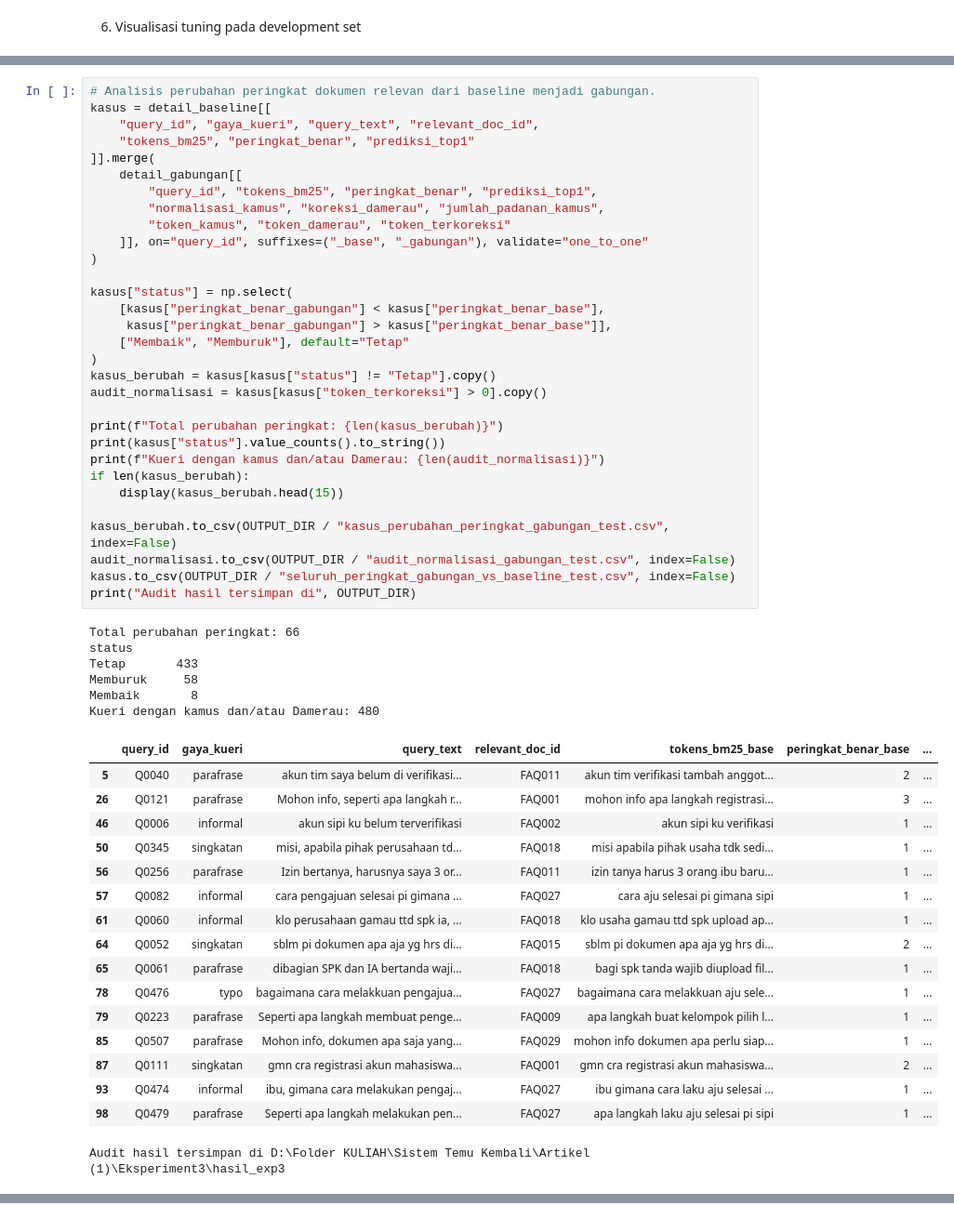
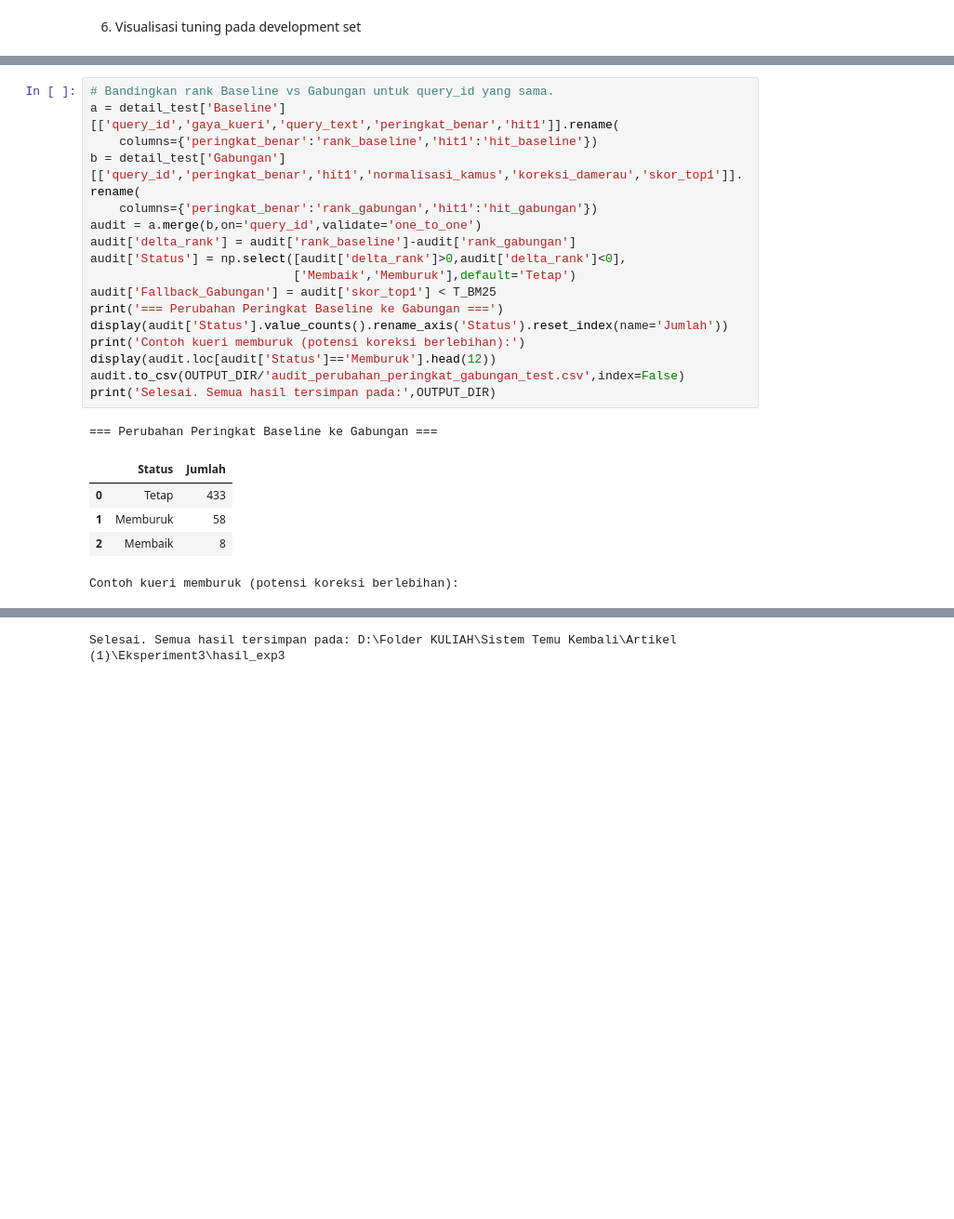
Before and after one commit to Vinmlna05/FAQ-SIPI, a Jupyter notebook: Eksperiment3/eksperiment3.ipynb, the cells around one changed output, grey strips where cells are left out. Shown at 93% size. Saved outputs shown, nothing was run; the diff lists cells and outputs as text; blank space fills up the shorter version.

```diff
--- a/Eksperiment3/eksperiment3.ipynb
+++ b/Eksperiment3/eksperiment3.ipynb
@@ -654,55 +543,24 @@ plt.show()
 # %%
-# Analisis perubahan peringkat dokumen relevan dari baseline menjadi gabungan.
-kasus = detail_baseline[[
-    "query_id", "gaya_kueri", "query_text", "relevant_doc_id",
-    "tokens_bm25", "peringkat_benar", "prediksi_top1"
-]].merge(
-    detail_gabungan[[
-        "query_id", "tokens_bm25", "peringkat_benar", "prediksi_top1",
-        "normalisasi_kamus", "koreksi_damerau", "jumlah_padanan_kamus",
-        "token_kamus", "token_damerau", "token_terkoreksi"
-    ]], on="query_id", suffixes=("_base", "_gabungan"), validate="one_to_one"
-)
-
-kasus["status"] = np.select(
-    [kasus["peringkat_benar_gabungan"] < kasus["peringkat_benar_base"],
-     kasus["peringkat_benar_gabungan"] > kasus["peringkat_benar_base"]],
-    ["Membaik", "Memburuk"], default="Tetap"
-)
-kasus_berubah = kasus[kasus["status"] != "Tetap"].copy()
-audit_normalisasi = kasus[kasus["token_terkoreksi"] > 0].copy()
-
-print(f"Total perubahan peringkat: {len(kasus_berubah)}")
-print(kasus["status"].value_counts().to_string())
-print(f"Kueri dengan kamus dan/atau Damerau: {len(audit_normalisasi)}")
-if len(kasus_berubah):
-    display(kasus_berubah.head(15))
-
-kasus_berubah.to_csv(OUTPUT_DIR / "kasus_perubahan_peringkat_gabungan_test.csv", index=False)
-audit_normalisasi.to_csv(OUTPUT_DIR / "audit_normalisasi_gabungan_test.csv", index=False)
-kasus.to_csv(OUTPUT_DIR / "seluruh_peringkat_gabungan_vs_baseline_test.csv", index=False)
-print("Audit hasil tersimpan di", OUTPUT_DIR)
+# Bandingkan rank Baseline vs Gabungan untuk query_id yang sama.
+a = detail_test['Baseline'][['query_id','gaya_kueri','query_text','peringkat_benar','hit1']].rename(
+    columns={'peringkat_benar':'rank_baseline','hit1':'hit_baseline'})
+b = detail_test['Gabungan'][['query_id','peringkat_benar','hit1','normalisasi_kamus','koreksi_damerau','skor_top1']].rename(
+    columns={'peringkat_benar':'rank_gabungan','hit1':'hit_gabungan'})
+audit = a.merge(b,on='query_id',validate='one_to_one')
+audit['delta_rank'] = audit['rank_baseline']-audit['rank_gabungan']
+audit['Status'] = np.select([audit['delta_rank']>0,audit['delta_rank']<0],
+                            ['Membaik','Memburuk'],default='Tetap')
+audit['Fallback_Gabungan'] = audit['skor_top1'] < T_BM25
+print('=== Perubahan Peringkat Baseline ke Gabungan ===')
+display(audit['Status'].value_counts().rename_axis('Status').reset_index(name='Jumlah'))
+print('Contoh kueri memburuk (potensi koreksi berlebihan):')
+display(audit.loc[audit['Status']=='Memburuk'].head(12))
+audit.to_csv(OUTPUT_DIR/'audit_perubahan_peringkat_gabungan_test.csv',index=False)
+print('Selesai. Semua hasil tersimpan pada:',OUTPUT_DIR)
 # %% [output]
-Total perubahan peringkat: 66
-status
-Tetap       433
-Memburuk     58
-Membaik       8
-Kueri dengan kamus dan/atau Damerau: 480
+=== Perubahan Peringkat Baseline ke Gabungan ===
-|  | query_id | gaya_kueri | query_text | relevant_doc_id | tokens_bm25_base | peringkat_benar_base | ... |
-| 5 | Q0040 | parafrase | akun tim saya belum di verifikasi... | FAQ011 | akun tim verifikasi tambah anggot... | 2 | ... |
-| 26 | Q0121 | parafrase | Mohon info, seperti apa langkah r... | FAQ001 | mohon info apa langkah registrasi... | 3 | ... |
-| 46 | Q0006 | informal | akun sipi ku belum terverifikasi | FAQ002 | akun sipi ku verifikasi | 1 | ... |
-| 50 | Q0345 | singkatan | misi, apabila pihak perusahaan td... | FAQ018 | misi apabila pihak usaha tdk sedi... | 1 | ... |
-| 56 | Q0256 | parafrase | Izin bertanya, harusnya saya 3 or... | FAQ011 | izin tanya harus 3 orang ibu baru... | 1 | ... |
-| 57 | Q0082 | informal | cara pengajuan selesai pi gimana ... | FAQ027 | cara aju selesai pi gimana sipi | 1 | ... |
-| 61 | Q0060 | informal | klo perusahaan gamau ttd spk ia, ... | FAQ018 | klo usaha gamau ttd spk upload ap... | 1 | ... |
-| 64 | Q0052 | singkatan | sblm pi dokumen apa aja yg hrs di... | FAQ015 | sblm pi dokumen apa aja yg hrs di... | 2 | ... |
-| 65 | Q0061 | parafrase | dibagian SPK dan IA bertanda waji... | FAQ018 | bagi spk tanda wajib diupload fil... | 1 | ... |
-| 78 | Q0476 | typo | bagaimana cara melakkuan pengajua... | FAQ027 | bagaimana cara melakkuan aju sele... | 1 | ... |
-| 79 | Q0223 | parafrase | Seperti apa langkah membuat penge... | FAQ009 | apa langkah buat kelompok pilih l... | 1 | ... |
-| 85 | Q0507 | parafrase | Mohon info, dokumen apa saja yang... | FAQ029 | mohon info dokumen apa perlu siap... | 1 | ... |
-| 87 | Q0111 | singkatan | gmn cra registrasi akun mahasiswa... | FAQ001 | gmn cra registrasi akun mahasiswa... | 2 | ... |
-| 93 | Q0474 | informal | ibu, gimana cara melakukan pengaj... | FAQ027 | ibu gimana cara laku aju selesai ... | 1 | ... |
-| 98 | Q0479 | parafrase | Seperti apa langkah melakukan pen... | FAQ027 | apa langkah laku aju selesai pi sipi | 1 | ... |
+|  | Status | Jumlah |
+| 0 | Tetap | 433 |
+| 1 | Memburuk | 58 |
+| 2 | Membaik | 8 |
-Audit hasil tersimpan di D:\Folder KULIAH\Sistem Temu Kembali\Artikel (1)\Eksperiment3\hasil_exp3
+Contoh kueri memburuk (potensi koreksi berlebihan):
@@ -708,0 +580 @@ Audit hasil tersimpan di D:\Folder KULIAH\Sistem Temu Kembali\Artikel (1)\Eksper
+Selesai. Semua hasil tersimpan pada: D:\Folder KULIAH\Sistem Temu Kembali\Artikel (1)\Eksperiment3\hasil_exp3
```
Also changed, not shown: parts of 16 cells of this notebook, 17 other files.
